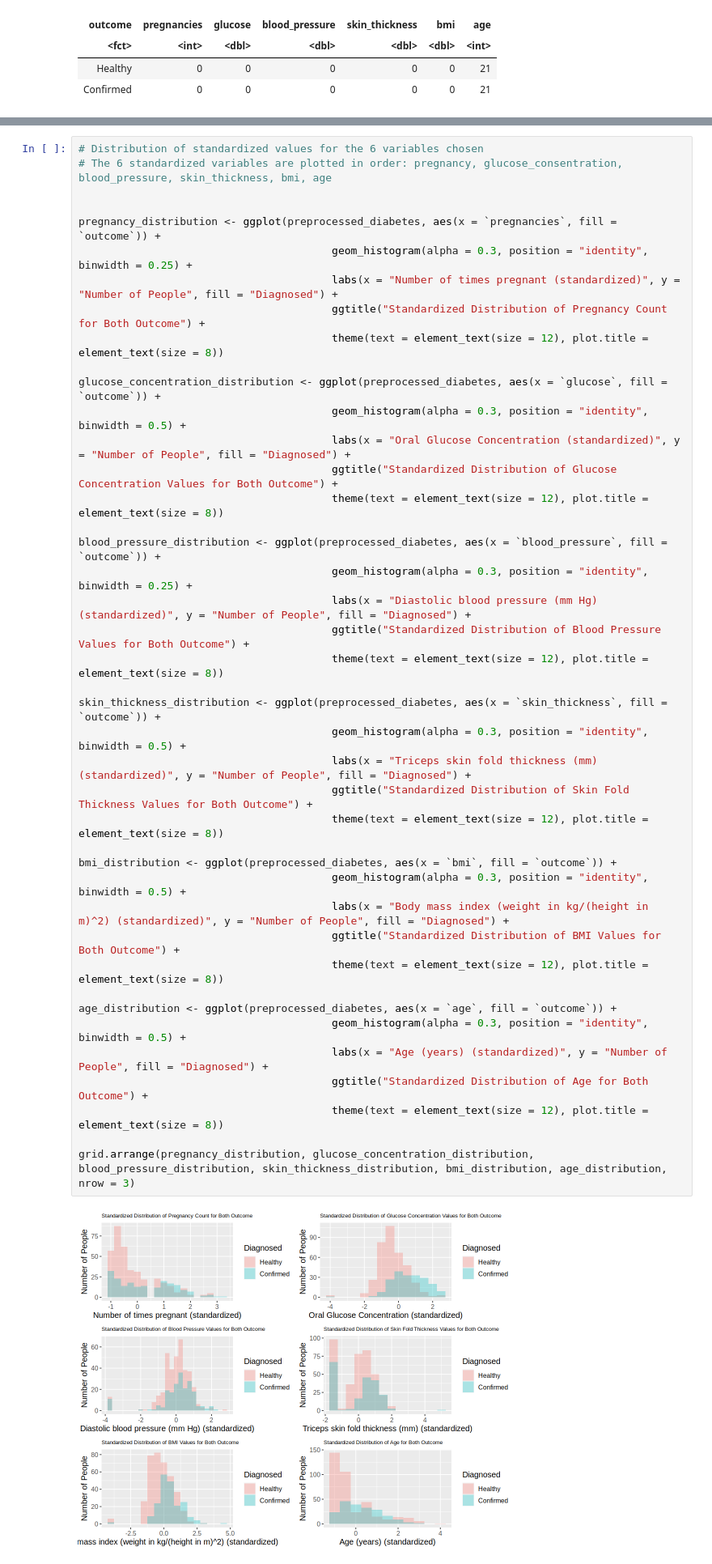
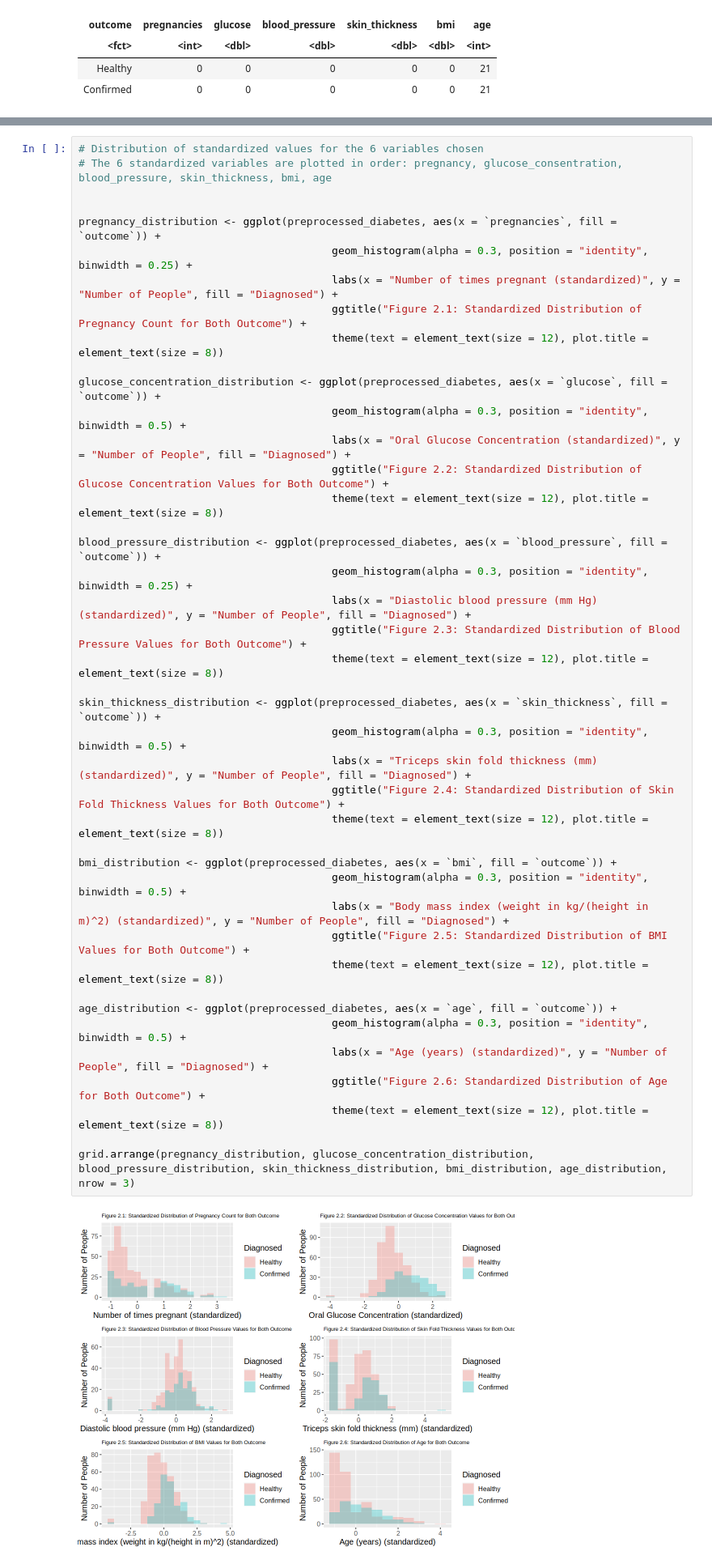
Before and after one commit to Nadav-Seg/dsci-100-2023w1-group-26, a Jupyter notebook: Group 26 - Group Project Final Report.ipynb, the cells around one changed output, grey strips where cells are left out. Shown at 81% size. Saved outputs shown, nothing was run; the diff lists cells and outputs as text.

```diff
--- a/Group 26 - Group Project Final Report.ipynb
+++ b/Group 26 - Group Project Final Report.ipynb
@@ -249,39 +281,39 @@ A tibble: 6 × 7
 pregnancy_distribution <- ggplot(preprocessed_diabetes, aes(x = `pregnancies`, fill = `outcome`)) +
                                         geom_histogram(alpha = 0.3, position = "identity", binwidth = 0.25) +
                                         labs(x = "Number of times pregnant (standardized)", y = "Number of People", fill = "Diagnosed") +
-                                        ggtitle("Standardized Distribution of Pregnancy Count for Both Outcome") +
+                                        ggtitle("Figure 2.1: Standardized Distribution of Pregnancy Count for Both Outcome") +
                                         theme(text = element_text(size = 12), plot.title = element_text(size = 8))
 
 glucose_concentration_distribution <- ggplot(preprocessed_diabetes, aes(x = `glucose`, fill = `outcome`)) +
                                         geom_histogram(alpha = 0.3, position = "identity", binwidth = 0.5) +
                                         labs(x = "Oral Glucose Concentration (standardized)", y = "Number of People", fill = "Diagnosed") +
-                                        ggtitle("Standardized Distribution of Glucose Concentration Values for Both Outcome") +
+                                        ggtitle("Figure 2.2: Standardized Distribution of Glucose Concentration Values for Both Outcome") +
                                         theme(text = element_text(size = 12), plot.title = element_text(size = 8))
 
 blood_pressure_distribution <- ggplot(preprocessed_diabetes, aes(x = `blood_pressure`, fill = `outcome`)) +
                                         geom_histogram(alpha = 0.3, position = "identity", binwidth = 0.25) +
                                         labs(x = "Diastolic blood pressure (mm Hg) (standardized)", y = "Number of People", fill = "Diagnosed") +
-                                        ggtitle("Standardized Distribution of Blood Pressure Values for Both Outcome") +
+                                        ggtitle("Figure 2.3: Standardized Distribution of Blood Pressure Values for Both Outcome") +
                                         theme(text = element_text(size = 12), plot.title = element_text(size = 8))
 
 skin_thickness_distribution <- ggplot(preprocessed_diabetes, aes(x = `skin_thickness`, fill = `outcome`)) +
                                         geom_histogram(alpha = 0.3, position = "identity", binwidth = 0.5) +
                                         labs(x = "Triceps skin fold thickness (mm) (standardized)", y = "Number of People", fill = "Diagnosed") +
-                                        ggtitle("Standardized Distribution of Skin Fold Thickness Values for Both Outcome") +
+                                        ggtitle("Figure 2.4: Standardized Distribution of Skin Fold Thickness Values for Both Outcome") +
                                         theme(text = element_text(size = 12), plot.title = element_text(size = 8))
 
 bmi_distribution <- ggplot(preprocessed_diabetes, aes(x = `bmi`, fill = `outcome`)) +
                                         geom_histogram(alpha = 0.3, position = "identity", binwidth = 0.5) +
                                         labs(x = "Body mass index (weight in kg/(height in m)^2) (standardized)", y = "Number of People", fill = "Diagnosed") +
-                                        ggtitle("Standardized Distribution of BMI Values for Both Outcome") +
+                                        ggtitle("Figure 2.5: Standardized Distribution of BMI Values for Both Outcome") +
                                         theme(text = element_text(size = 12), plot.title = element_text(size = 8))
 
 age_distribution <- ggplot(preprocessed_diabetes, aes(x = `age`, fill = `outcome`)) +
                                         geom_histogram(alpha = 0.3, position = "identity", binwidth = 0.5) +
                                         labs(x = "Age (years) (standardized)", y = "Number of People", fill = "Diagnosed") +
-                                        ggtitle("Standardized Distribution of Age for Both Outcome") +
+                                        ggtitle("Figure 2.6: Standardized Distribution of Age for Both Outcome") +
                                         theme(text = element_text(size = 12), plot.title = element_text(size = 8))
 
 grid.arrange(pregnancy_distribution, glucose_concentration_distribution, blood_pressure_distribution, skin_thickness_distribution, bmi_distribution, age_distribution, nrow = 3)
 # %% [output]
-[figure, old version]
+[figure, new version]
```
Also changed, not shown: parts of 37 cells of this notebook.
